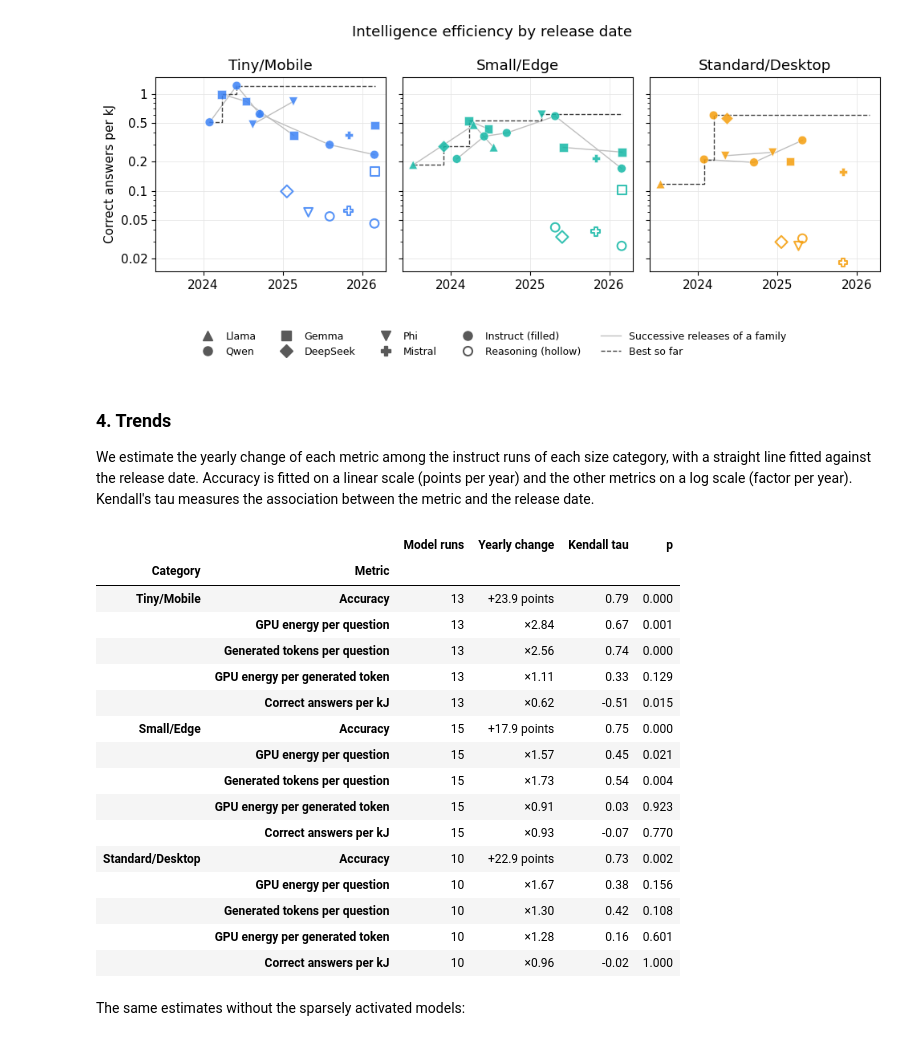
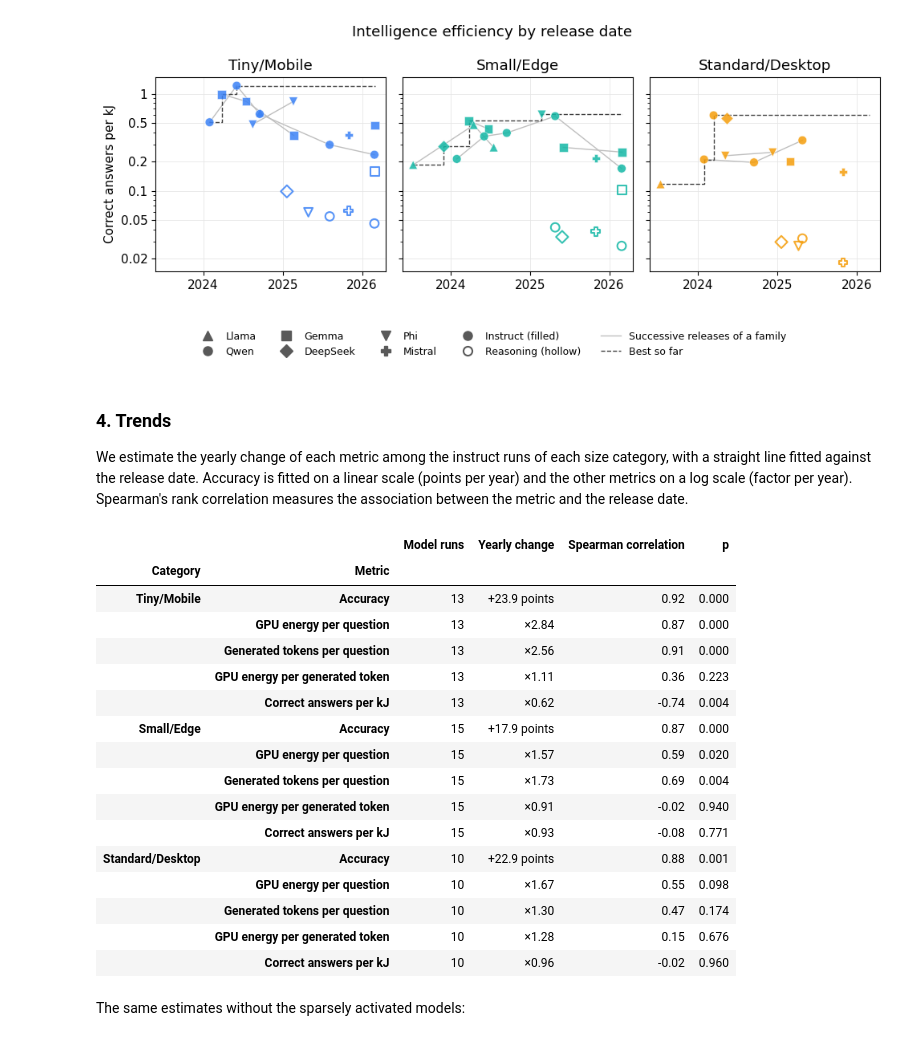
Before and after one commit to diogogmatos/eco-evolution-of-llms, a Jupyter notebook: analysis/02-rq1-evolution.ipynb, the cells around one changed output. Saved outputs shown, nothing was run; the diff lists cells and outputs as text; code cells hidden in the pictures.

```diff
--- a/analysis/02-rq1-evolution.ipynb
+++ b/analysis/02-rq1-evolution.ipynb
@@ -197,7 +197,7 @@ plt.show()
 [figure]
 # %% [markdown]
 ### 4. Trends
-We estimate the yearly change of each metric among the instruct runs of each size category, with a straight line fitted against the release date. Accuracy is fitted on a linear scale (points per year) and the other metrics on a log scale (factor per year). Kendall's tau measures the association between the metric and the release date.
+We estimate the yearly change of each metric among the instruct runs of each size category, with a straight line fitted against the release date. Accuracy is fitted on a linear scale (points per year) and the other metrics on a log scale (factor per year). Spearman's rank correlation measures the association between the metric and the release date.
 # %%
 METRICS = {
     "Accuracy": ("accuracy", False),
@@ -205,54 +205,54 @@ METRICS = {
     "Generated tokens per question": ("generated_tokens_per_question", True),
     "GPU energy per generated token": ("gpu_joules_per_generated_token", True),
     "Correct answers per kJ": ("correct_answers_per_kj", True),
 }
 
 
 def yearly_change(runs, column, log):
     x = runs["years"].to_numpy()
     y = np.log(runs[column].to_numpy()) if log else 100 * runs[column].to_numpy()
     slope = np.polyfit(x, y, 1)[0]
-    tau, p_value = kendalltau(x, y)
-    return (np.exp(slope) if log else slope), tau, p_value
+    correlation, p_value = spearmanr(x, y)
+    return (np.exp(slope) if log else slope), correlation, p_value
 
 
 def trend_table(runs):
     rows = []
     for category in CATEGORY_ORDER:
         category_runs = runs[runs["category"] == category]
         for name, (column, log) in METRICS.items():
-            slope, tau, p_value = yearly_change(category_runs, column, log)
+            slope, correlation, p_value = yearly_change(category_runs, column, log)
             rows.append({
                 "Category": category,
                 "Metric": name,
                 "Model runs": len(category_runs),
                 "Yearly change": f"×{slope:.2f}" if log else f"{slope:+.1f} points",
-                "Kendall tau": round(tau, 2),
+                "Spearman correlation": round(correlation, 2),
                 "p": round(p_value, 3),
             })
     return pd.DataFrame(rows)
 
 
 trends = trend_table(instruct)
 trends.set_index(["Category", "Metric"])
 # %% [output]
-|  |  | Model runs | Yearly change | Kendall tau | p |
+|  |  | Model runs | Yearly change | Spearman correlation | p |
 | Category | Metric |  |  |  |  |
-| Tiny/Mobile | Accuracy | 13 | +23.9 points | 0.79 | 0.000 |
-|  | GPU energy per question | 13 | ×2.84 | 0.67 | 0.001 |
-|  | Generated tokens per question | 13 | ×2.56 | 0.74 | 0.000 |
-|  | GPU energy per generated token | 13 | ×1.11 | 0.33 | 0.129 |
-|  | Correct answers per kJ | 13 | ×0.62 | -0.51 | 0.015 |
-| Small/Edge | Accuracy | 15 | +17.9 points | 0.75 | 0.000 |
-|  | GPU energy per question | 15 | ×1.57 | 0.45 | 0.021 |
-|  | Generated tokens per question | 15 | ×1.73 | 0.54 | 0.004 |
-|  | GPU energy per generated token | 15 | ×0.91 | 0.03 | 0.923 |
-|  | Correct answers per kJ | 15 | ×0.93 | -0.07 | 0.770 |
-| Standard/Desktop | Accuracy | 10 | +22.9 points | 0.73 | 0.002 |
-|  | GPU energy per question | 10 | ×1.67 | 0.38 | 0.156 |
-|  | Generated tokens per question | 10 | ×1.30 | 0.42 | 0.108 |
-|  | GPU energy per generated token | 10 | ×1.28 | 0.16 | 0.601 |
-|  | Correct answers per kJ | 10 | ×0.96 | -0.02 | 1.000 |
+| Tiny/Mobile | Accuracy | 13 | +23.9 points | 0.92 | 0.000 |
+|  | GPU energy per question | 13 | ×2.84 | 0.87 | 0.000 |
+|  | Generated tokens per question | 13 | ×2.56 | 0.91 | 0.000 |
+|  | GPU energy per generated token | 13 | ×1.11 | 0.36 | 0.223 |
+|  | Correct answers per kJ | 13 | ×0.62 | -0.74 | 0.004 |
+| Small/Edge | Accuracy | 15 | +17.9 points | 0.87 | 0.000 |
+|  | GPU energy per question | 15 | ×1.57 | 0.59 | 0.020 |
+|  | Generated tokens per question | 15 | ×1.73 | 0.69 | 0.004 |
+|  | GPU energy per generated token | 15 | ×0.91 | -0.02 | 0.940 |
+|  | Correct answers per kJ | 15 | ×0.93 | -0.08 | 0.771 |
+| Standard/Desktop | Accuracy | 10 | +22.9 points | 0.88 | 0.001 |
+|  | GPU energy per question | 10 | ×1.67 | 0.55 | 0.098 |
+|  | Generated tokens per question | 10 | ×1.30 | 0.47 | 0.174 |
+|  | GPU energy per generated token | 10 | ×1.28 | 0.15 | 0.676 |
+|  | Correct answers per kJ | 10 | ×0.96 | -0.02 | 0.960 |
 # %% [markdown]
 The same estimates without the sparsely activated models:
 # %%
```
Also changed, not shown: parts of 5 cells of this notebook, 1 other file.
